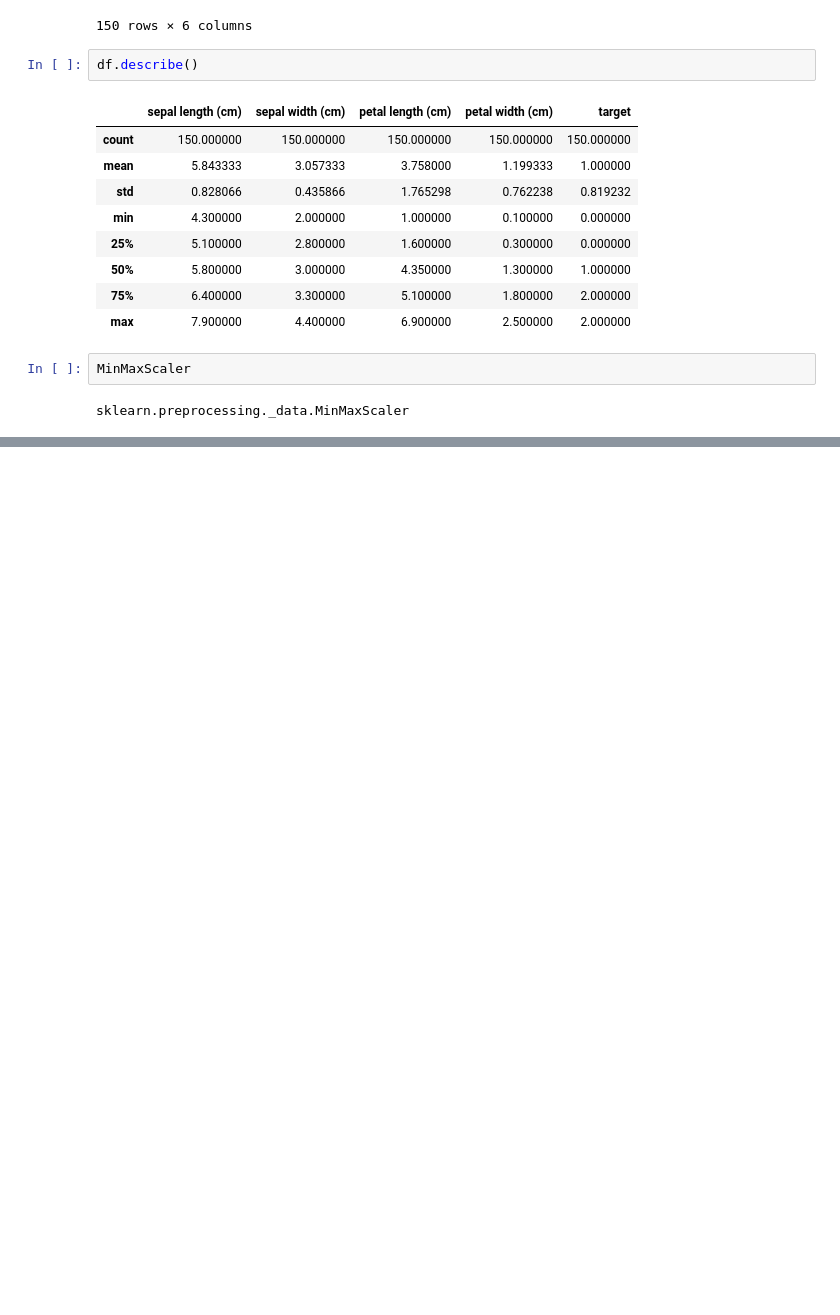
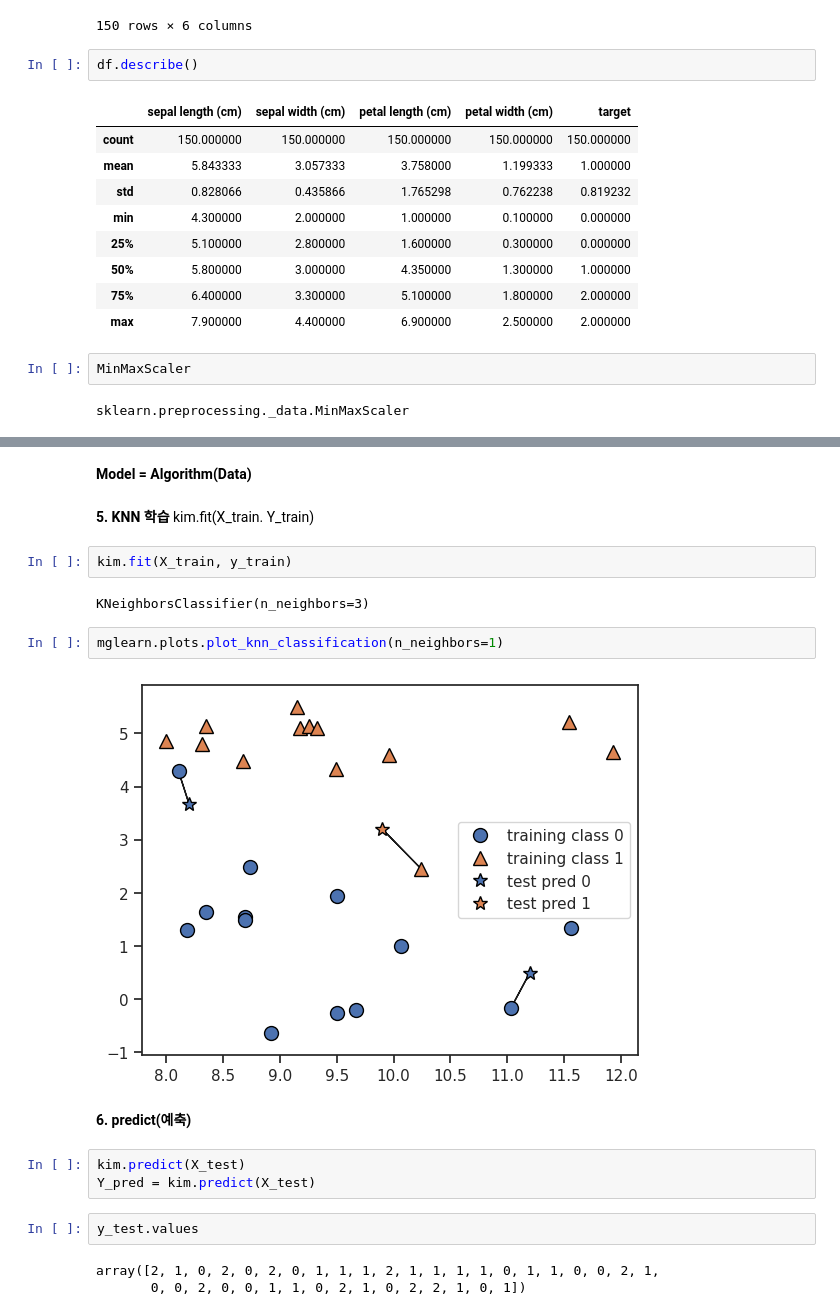
Before and after one commit to nhimsonitaa-bot/Jasmine, a Jupyter notebook: iris202622756.ipynb, the cells around one changed output, grey strips where cells are left out. Drawn from its saved outputs; the diff is of its cells as text; blank space fills up the shorter version.

```diff
--- a/iris202622756.ipynb
+++ b/iris202622756.ipynb
@@ -242,0 +458,23 @@ sklearn.preprocessing._data.MinMaxScaler
+# %% [markdown]
+**Model = Algorithm(Data)**
+# %% [markdown]
+**5. KNN 학습**
+kim.fit(X_train. Y_train)
+# %%
+kim.fit(X_train, y_train)
+# %% [output]
+KNeighborsClassifier(n_neighbors=3)
+# %%
+mglearn.plots.plot_knn_classification(n_neighbors=1)
+# %% [output]
+[figure, added]
+# %% [markdown]
+**6. predict(예축)**
+# %%
+kim.predict(X_test)
+Y_pred = kim.predict(X_test)
+# %%
+y_test.values
+# %% [output]
+array([2, 1, 0, 2, 0, 2, 0, 1, 1, 1, 2, 1, 1, 1, 1, 0, 1, 1, 0, 0, 2, 1,
+       0, 0, 2, 0, 0, 1, 1, 0, 2, 1, 0, 2, 2, 1, 0, 1])
```
Also changed, not shown: parts of 33 cells of this notebook.
